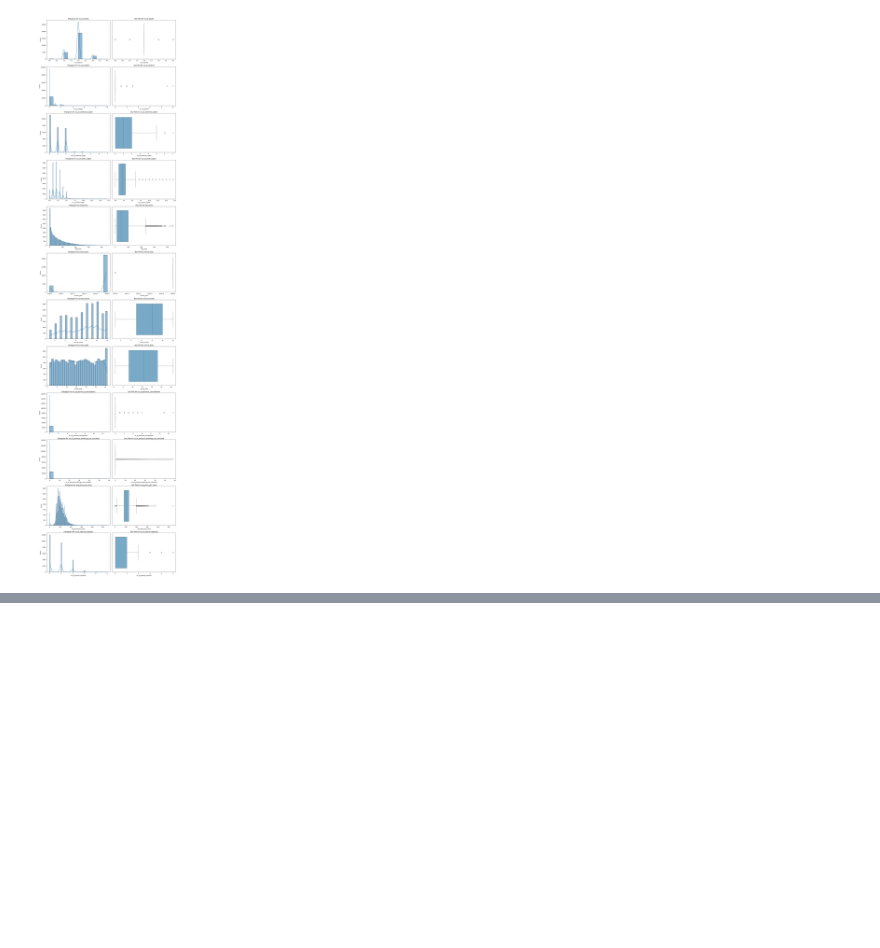
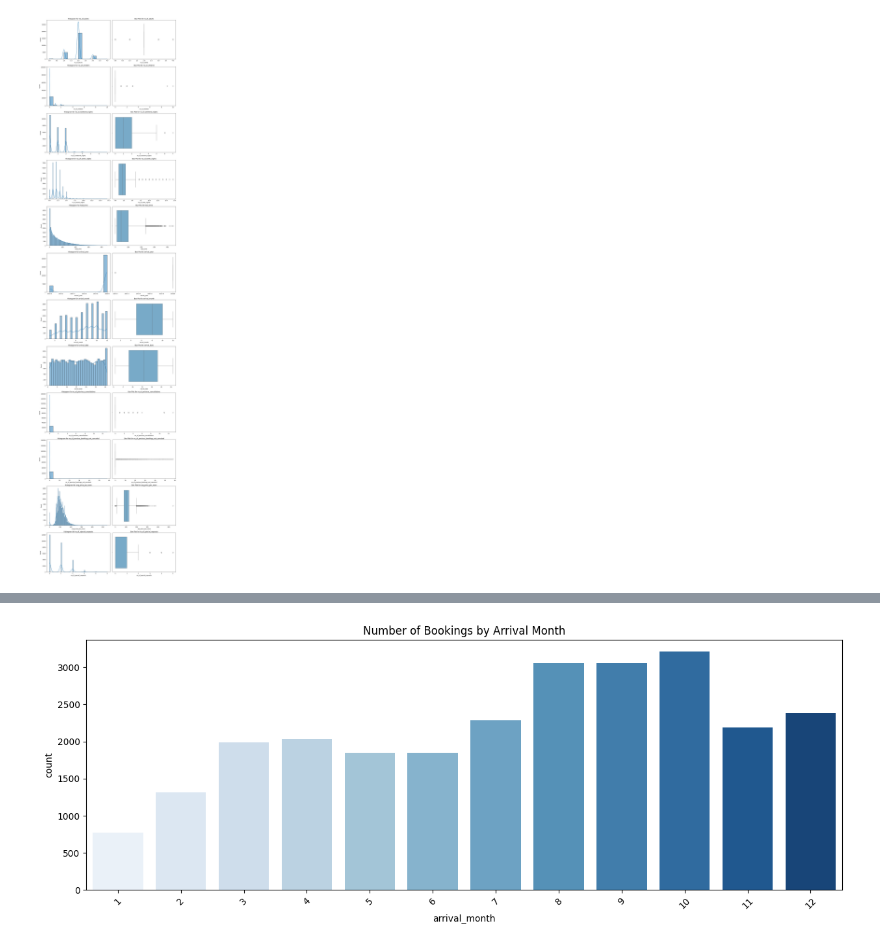
Before and after one commit to thobs-10/MLOps-hotel-reservation-prediction-system, a Jupyter notebook: notebooks/eda.ipynb, the cells around one changed output, grey strips where cells are left out. Saved outputs shown, nothing was run; the diff lists cells and outputs as text; code cells hidden in the pictures; blank space fills up the shorter version.

```diff
--- a/notebooks/eda.ipynb
+++ b/notebooks/eda.ipynb
@@ -171,0 +210,9 @@ categorical_distribution_plot(df, cat_cols)
+# %%
+# number of bookings b arrival month
+plt.figure(figsize=(15, 5))
+sns.countplot(data=df, x="arrival_month", palette="Blues")
+plt.title("Number of Bookings by Arrival Month")
+plt.xticks(rotation=45)
+plt.show()
+# %% [output]
+[figure, added]
```
Also changed, not shown: parts of 21 cells of this notebook.
